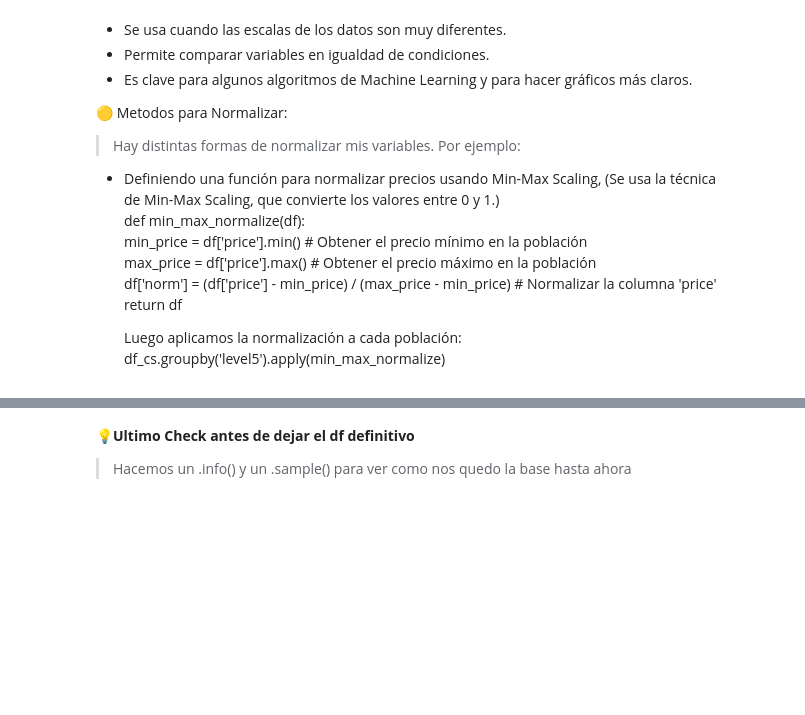
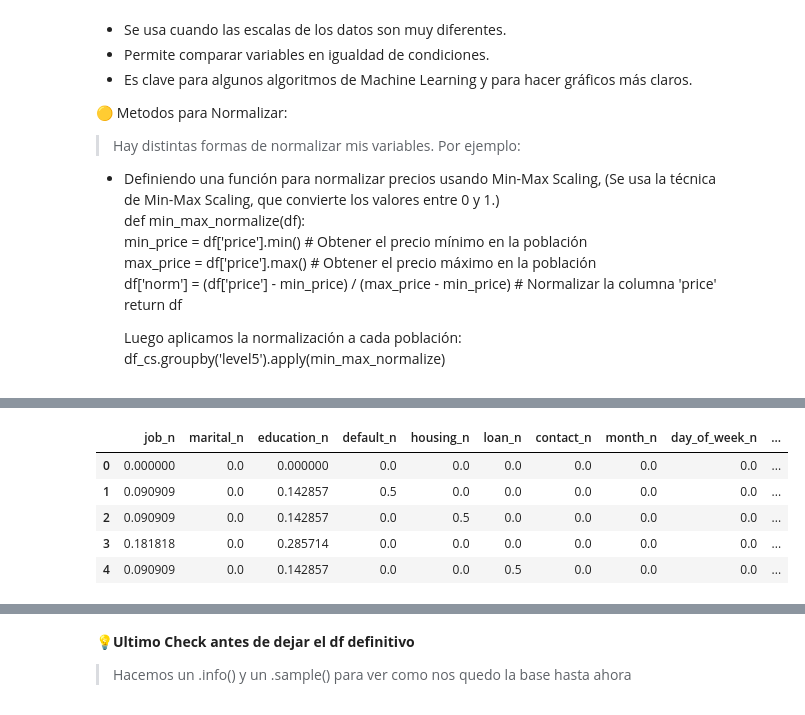
Before and after one commit to mvlarra/ML_logistic-regression-project, a Jupyter notebook: Project_ML_Logictic_Regression_VL.ipynb, the cells around one changed output, grey strips where cells are left out. Saved outputs shown, nothing was run; the diff lists cells and outputs as text; code cells hidden in the pictures; blank space fills up the shorter version.

```diff
--- a/Project_ML_Logictic_Regression_VL.ipynb
+++ b/Project_ML_Logictic_Regression_VL.ipynb
@@ -405,0 +382,80 @@ df_banking["y_n"] = pd.factorize(df_banking["y"])[0]
+# %%
+# ==============================================================
+# PREPROCESAMIENTO DE DATOS: FACTORIZACIÓN Y NORMALIZACIÓN
+# ==============================================================
+
+# ==============================================================
+# 1. CONVERSIÓN DE VARIABLES CATEGÓRICAS A VALORES NUMÉRICOS
+# ==============================================================
+
+# Dado que los modelos de Machine Learning requieren datos numéricos,
+# convertimos las variables categóricas en números enteros usando pd.factorize()
+
+df_baking["job_n"] = pd.factorize(df_baking["job"])[0]
+df_baking["marital_n"] = pd.factorize(df_baking["marital"])[0]
+df_baking["education_n"] = pd.factorize(df_baking["education"])[0]
+df_baking["default_n"] = pd.factorize(df_baking["default"])[0]
+df_baking["housing_n"] = pd.factorize(df_baking["housing"])[0]
+df_baking["loan_n"] = pd.factorize(df_baking["loan"])[0]
+df_baking["contact_n"] = pd.factorize(df_baking["contact"])[0]
+df_baking["month_n"] = pd.factorize(df_baking["month"])[0]
+df_baking["day_of_week_n"] = pd.factorize(df_baking["day_of_week"])[0]
+df_baking["poutcome_n"] = pd.factorize(df_baking["poutcome"])[0]
+df_baking["y_n"] = pd.factorize(df_baking["y"])[0]
+
+# ¿Cómo funciona pd.factorize()?
+# - Convierte cada categoría en un número entero.
+# - Ejemplo:
+#   pd.factorize(["single", "married", "divorced", "married", "single"])
+#   Resultado: (array([0, 1, 2, 1, 0]), Index(['single', 'married', 'divorced'], dtype='object'))
+#   Donde: "single" -> 0, "married" -> 1, "divorced" -> 2
+
+# ==============================================================
+# 2. NORMALIZACIÓN DE VARIABLES NUMÉRICAS CON MinMaxScaler
+# ==============================================================
+
+# Definimos las columnas numéricas que vamos a normalizar
+num_variables = [
+    "job_n", "marital_n", "education_n", "default_n", "housing_n", "loan_n",
+    "contact_n", "month_n", "day_of_week_n", "poutcome_n",
+    "age", "duration", "campaign", "pdays", "previous",
+    "emp.var.rate", "cons.price.idx", "cons.conf.idx", "euribor3m", "nr.employed", "y_n"
+]
+
+# Inicializamos el MinMaxScaler
+scaler = MinMaxScaler()
+
+# Aplicamos el escalador para transformar los datos en el rango [0, 1]
+scaled_features = scaler.fit_transform(df_baking[num_variables])
+
+# Convertimos los datos escalados en un nuevo DataFrame con los mismos nombres de columnas
+df_baking_scaled = pd.DataFrame(scaled_features, index=df_baking.index, columns=num_variables)
+
+# ==============================================================
+# ¿Cómo funciona MinMaxScaler?
+# ==============================================================
+# - Transforma los valores de cada columna para que estén en un rango de 0 a 1.
+# - Se usa la fórmula:
+#   X_scaled = (X - X_min) / (X_max - X_min)
+# - Esto evita que algunas características dominen sobre otras debido a diferencias de magnitud.
+# - También ayuda a mejorar la convergencia en algoritmos de Machine Learning.
+
+# ==============================================================
+# RESUMEN DEL PROCESO
+# ==============================================================
+# ✅ Factorizamos variables categóricas en valores numéricos.
+# ✅ Normalizamos todas las variables en un rango de [0, 1].
+# ✅ Preparamos los datos para modelos de Machine Learning.
+# ==============================================================
+
+# Ahora los datos están listos para ser usados en modelos predictivos
+
+# Mostramos los primeros registros del nuevo DataFrame escalado
+df_baking_scaled.head()
+# %% [output]
+|  | job_n | marital_n | education_n | default_n | housing_n | loan_n | contact_n | month_n | day_of_week_n | ... |
+| 0 | 0.000000 | 0.0 | 0.000000 | 0.0 | 0.0 | 0.0 | 0.0 | 0.0 | 0.0 | ... |
+| 1 | 0.090909 | 0.0 | 0.142857 | 0.5 | 0.0 | 0.0 | 0.0 | 0.0 | 0.0 | ... |
+| 2 | 0.090909 | 0.0 | 0.142857 | 0.0 | 0.5 | 0.0 | 0.0 | 0.0 | 0.0 | ... |
+| 3 | 0.181818 | 0.0 | 0.285714 | 0.0 | 0.0 | 0.0 | 0.0 | 0.0 | 0.0 | ... |
+| 4 | 0.090909 | 0.0 | 0.142857 | 0.0 | 0.0 | 0.5 | 0.0 | 0.0 | 0.0 | ... |
```
Also changed, not shown: parts of 7 cells of this notebook, 1 other file.
